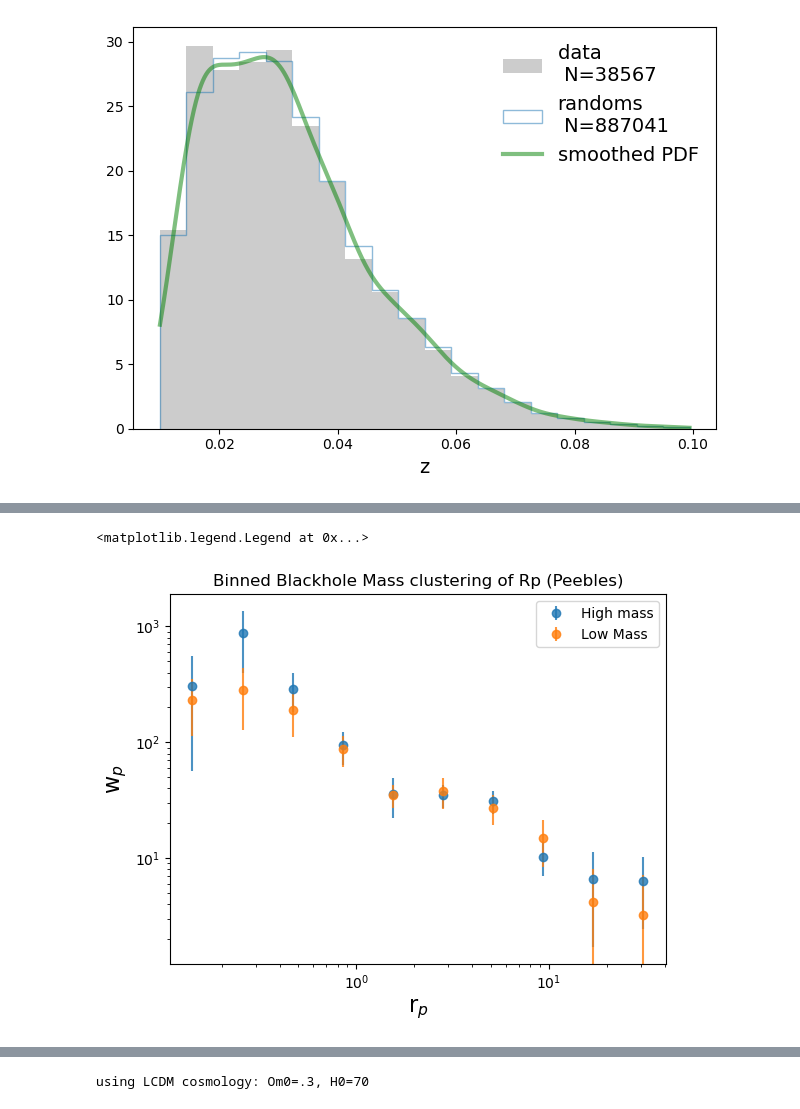
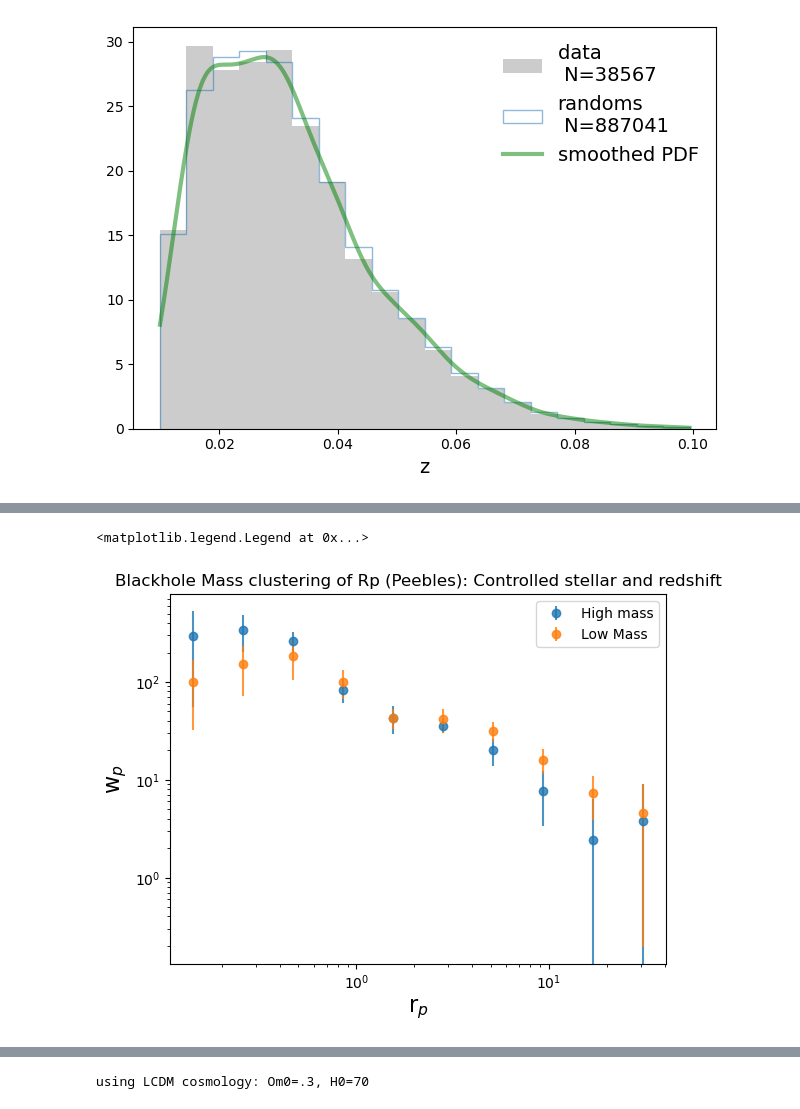
Before and after one commit to mcp74/AGNclustering, a Jupyter notebook: blackhole_binned_samples.ipynb, the cells around one changed output, grey strips where cells are left out. Saved outputs shown, nothing was run; the diff lists cells and outputs as text; code cells hidden in the pictures.

Commit message:
Controlling for stellar mass and redshift while binning

```diff
--- a/blackhole_binned_samples.ipynb
+++ b/blackhole_binned_samples.ipynb
@@ -110,21 +115,31 @@ bins = np.logspace(-1, np.log10(40), nbins + 1)
 
 
 # z space bins
-zbins=np.arange(0.01,0.11,0.01)
+stmin=np.min(agnmass['z'])
+stmax=np.max(agnmass['z'])
+increm=(0.100001-stmin)/9
+zbins=np.arange(stmin,stmax+increm,increm)
+
+
+stmin=np.min(agnmass['z'])
+stmax=np.max(agnmass['z'])
+increm=(0.100001-stmin)/5
+zbinsmod=np.arange(stmin,stmax+increm,increm)
 
 # stellar mass bin
-stmin=np.min(agnmass['log_Ms'])
-stmax=np.max(agnmass['log_Ms'])
-increm=(stmax-stmin)/10
-msbins=np.arange(stmin,stmax+increm,increm)
-temp = np.sort(agnmass['log_Ms'])
+stmin=np.min(agnmass['log_Ms'][agnmass['log_Ms']>8])
+stmax=np.max(agnmass['log_Ms'][agnmass['log_Ms']>8])
+increm=(stmax-stmin)/5
+msbinsmod=np.arange(stmin,stmax+increm,increm)
 
 
+increm=(stmax-stmin)/9
+msbins=np.arange(stmin,stmax+increm,increm)
 # percentage of each mass bin
 percentile=33
 
 
-# pdf=PdfPages('/home/almhatre/data/Binned Blackhole Mass wppi-wprp.pdf')
+# pdf=PdfPages('/home/almhatre/data/Plots/Binned Blackhole Clustering controlling for redshift and stellar mass.pdf')
 # pdf.close()
 # %%
 %autoreload 2
@@ -131,0 +149,2 @@ agnlowmass,agnmidmass,agnhighmass=control_z(agnmass,zbins,percentile)
+# %%
+upper, mid, lower = control_mult_var(agn=agnmass,bins1=zbins,bins2=msbins,control1='z',control2='log_Ms',var='Mbh',percentile=percentile)
@@ -190,5 +310,5 @@ print(len(agnstellarmidmass))
 # %%
-rp_high,wp_agp_high,wp_agp_err_high,Mag = w.cross_wp(d1=agnstellarhighmass, d2=gal, r1=arand, r2=grand, bins=bins, pimax=pimax, m=5, estimator='P')
+rp_high,wp_agp_high,wp_agp_err_high,Mag = w.cross_wp(d1=upper, d2=gal, r1=arand, r2=grand, bins=bins, pimax=pimax, m=5, estimator='P')
 # %% [output]
 using LCDM cosmology: Om0=.3, H0=70
 In gridlink_mocks_double> Running with [nmesh_x, nmesh_y, nmesh_z]  = 19,18,9.  Time taken =   0.001 sec
@@ -236,6 +356,6 @@ In gridlink_mocks_double> Running with [nmesh_x, nmesh_y, nmesh_z]  = 20,20,10.
 ... (40 outputs left out)
 # %%
-rp_low,wp_agp_low,wp_agp_err_low,Mag=w.cross_wp(d1=agnstellarlowmass, d2=gal, r1=arand, r2=grand, bins=bins, pimax=pimax, m=5, estimator='P')
+rp_low,wp_agp_low,wp_agp_err_low,Mag=w.cross_wp(d1=lower, d2=gal, r1=arand, r2=grand, bins=bins, pimax=pimax, m=5, estimator='P')
 # %% [output]
 using LCDM cosmology: Om0=.3, H0=70
 In gridlink_mocks_double> Running with [nmesh_x, nmesh_y, nmesh_z]  = 19,18,9.  Time taken =   0.001 sec
@@ -284,13 +404,13 @@ In gridlink_mocks_double> Running with [nmesh_x, nmesh_y, nmesh_z]  = 20,20,10.
 # %%
 plt.yscale("log")
 plt.xscale("log")
 plt.errorbar(rp_high,wp_agp_high,yerr=wp_agp_err_high,fmt='o',label='High mass',alpha=0.8)
 plt.errorbar(rp_low,wp_agp_low,yerr=wp_agp_err_low,fmt='o',label='Low Mass',alpha=0.8)
 plt.xlabel('r$_{p}$',fontsize=16)
 plt.ylabel('w$_{p}$',fontsize=16)
-plt.title('Binned Blackhole Mass clustering of Rp (Peebles)')
+plt.title('Blackhole Mass clustering of Rp (Peebles): Controlled stellar and redshift')
 plt.legend()
 # %% [output]
 <matplotlib.legend.Legend at 0x...>
-[figure, old version]
+[figure, new version]
 # %%
```
Also changed, not shown: parts of 39 cells of this notebook, 2 other files.
